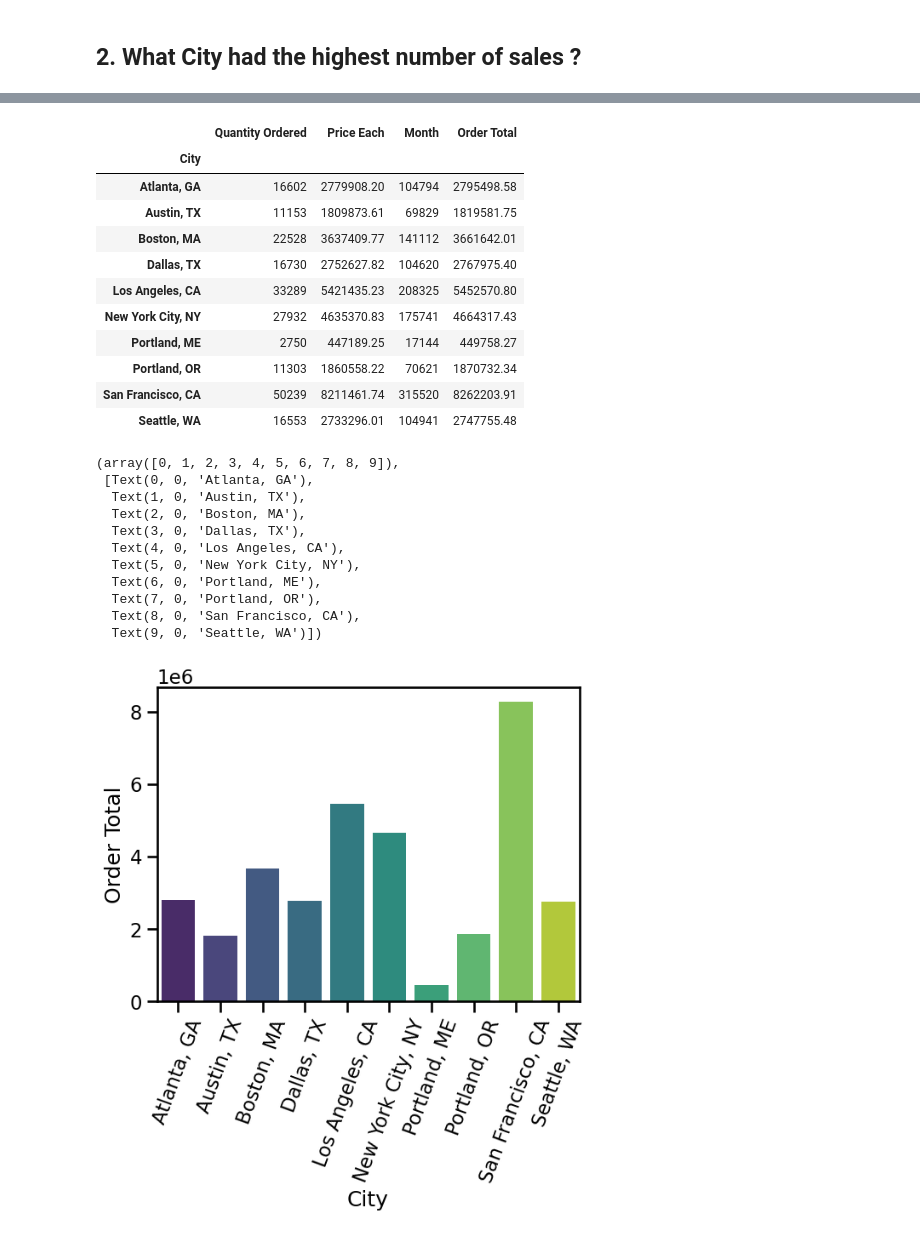
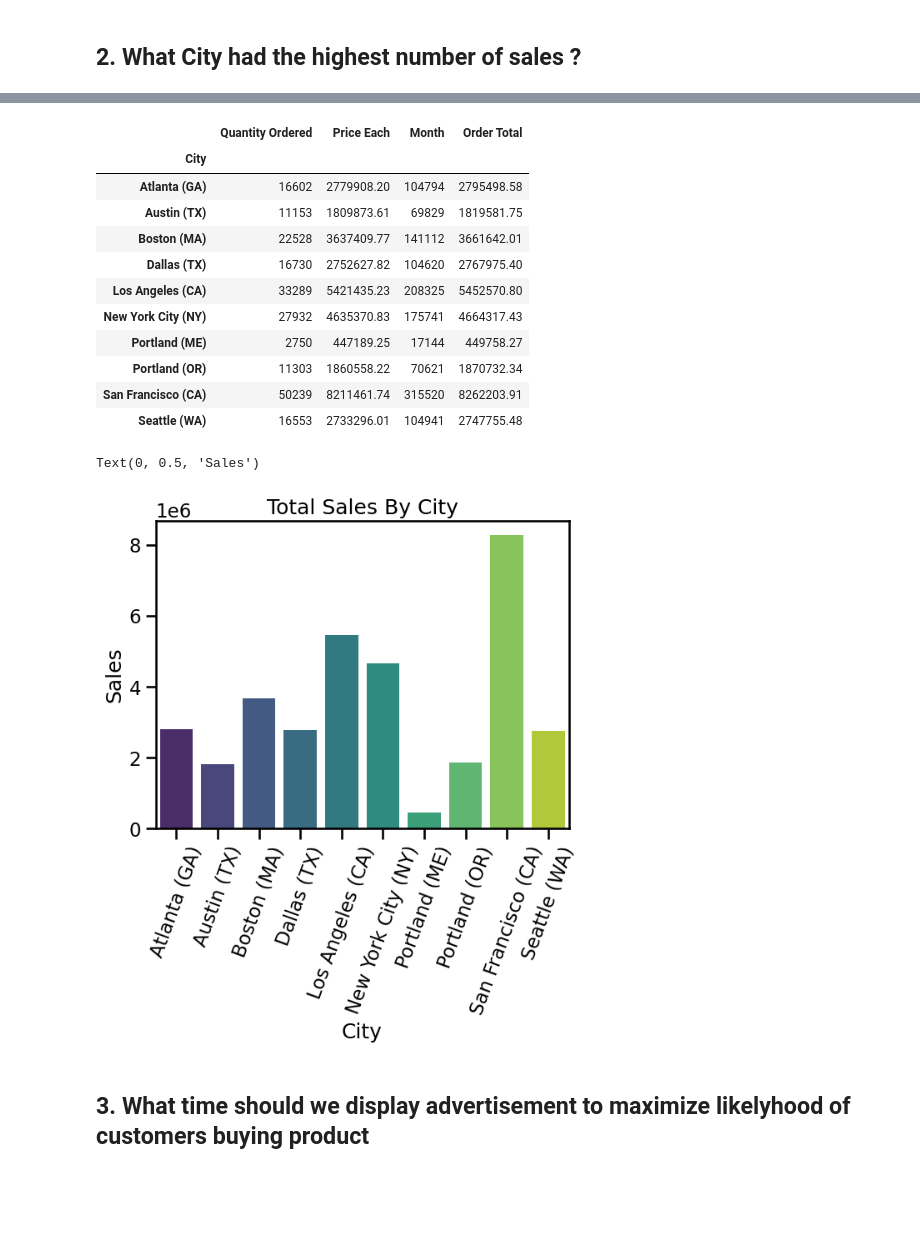
Before and after one commit to web-Nuo/Pandas-Data-Science-Tasks, a Jupyter notebook: my_version.ipynb, the cells around one changed output, grey strips where cells are left out. Saved outputs shown, nothing was run; the diff lists cells and outputs as text; code cells hidden in the pictures; blank space fills up the shorter version.

```diff
--- a/my_version.ipynb
+++ b/my_version.ipynb
@@ -197,11 +197,15 @@ def add_city_column(address):
     split_address = address.split(',')
     city = split_address[1].strip()
     state = split_address[2].strip().split(' ')[0]
-    return city + ", " + state
+    return f"{city} ({state})"
 
 # lambda x to grab a cell's contents
 data['City'] = data['Purchase Address'].apply(lambda x : add_city_column(x))
 
+# using apply, we can also write it this way:
+# data['City'] = data['Purchase Address'].apply(lambda x : add_city_column(x) + ", " + add_state_column(x))
+
+
 data.head()
 # %% [output]
 |  | Product | Quantity Ordered | Price Each | Order Date | Purchase Address | Month | Order Total | City |
@@ -218,29 +222,24 @@ sales_by_city
 # %% [output]
 |  | Quantity Ordered | Price Each | Month | Order Total |
 | City |  |  |  |  |
-| Atlanta, GA | 16602 | 2779908.20 | 104794 | 2795498.58 |
-| Austin, TX | 11153 | 1809873.61 | 69829 | 1819581.75 |
-| Boston, MA | 22528 | 3637409.77 | 141112 | 3661642.01 |
-| Dallas, TX | 16730 | 2752627.82 | 104620 | 2767975.40 |
-| Los Angeles, CA | 33289 | 5421435.23 | 208325 | 5452570.80 |
-| New York City, NY | 27932 | 4635370.83 | 175741 | 4664317.43 |
-| Portland, ME | 2750 | 447189.25 | 17144 | 449758.27 |
-| Portland, OR | 11303 | 1860558.22 | 70621 | 1870732.34 |
-| San Francisco, CA | 50239 | 8211461.74 | 315520 | 8262203.91 |
-| Seattle, WA | 16553 | 2733296.01 | 104941 | 2747755.48 |
+| Atlanta (GA) | 16602 | 2779908.20 | 104794 | 2795498.58 |
+| Austin (TX) | 11153 | 1809873.61 | 69829 | 1819581.75 |
+| Boston (MA) | 22528 | 3637409.77 | 141112 | 3661642.01 |
+| Dallas (TX) | 16730 | 2752627.82 | 104620 | 2767975.40 |
+| Los Angeles (CA) | 33289 | 5421435.23 | 208325 | 5452570.80 |
+| New York City (NY) | 27932 | 4635370.83 | 175741 | 4664317.43 |
+| Portland (ME) | 2750 | 447189.25 | 17144 | 449758.27 |
+| Portland (OR) | 11303 | 1860558.22 | 70621 | 1870732.34 |
+| San Francisco (CA) | 50239 | 8211461.74 | 315520 | 8262203.91 |
+| Seattle (WA) | 16553 | 2733296.01 | 104941 | 2747755.48 |
 # %%
-sns.barplot(sales_by_city, x=sales_by_city.index, y='Order Total', palette="viridis")
+ax = sns.barplot(sales_by_city, x=sales_by_city.index, y='Order Total', palette="viridis")
 plt.xticks(rotation=70)
+
+ax.set_title('Total Sales By City')
+ax.set_ylabel('Sales')
 # %% [output]
-(array([0, 1, 2, 3, 4, 5, 6, 7, 8, 9]),
- [Text(0, 0, 'Atlanta, GA'),
-  Text(1, 0, 'Austin, TX'),
-  Text(2, 0, 'Boston, MA'),
-  Text(3, 0, 'Dallas, TX'),
-  Text(4, 0, 'Los Angeles, CA'),
-  Text(5, 0, 'New York City, NY'),
-  Text(6, 0, 'Portland, ME'),
-  Text(7, 0, 'Portland, OR'),
-  Text(8, 0, 'San Francisco, CA'),
-  Text(9, 0, 'Seattle, WA')])
+Text(0, 0.5, 'Sales')
-[figure, old version]
+[figure, new version]
+# %% [markdown]
+## 3. What time should we display advertisement to maximize likelyhood of customers buying product
```
Also changed, not shown: parts of 1 cell of this notebook.
